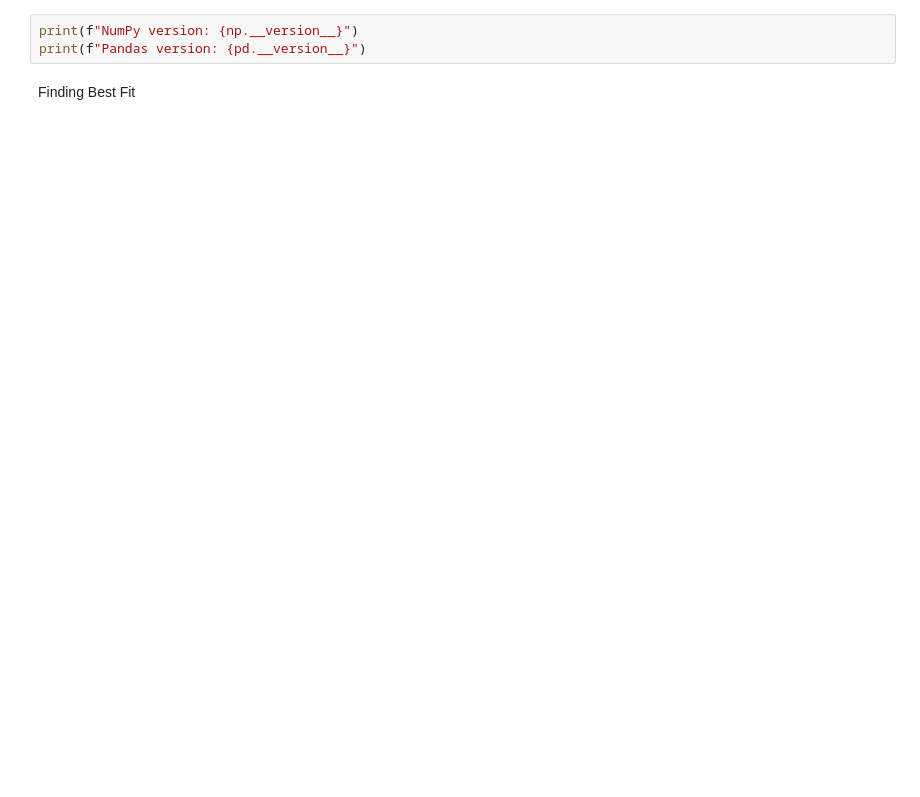
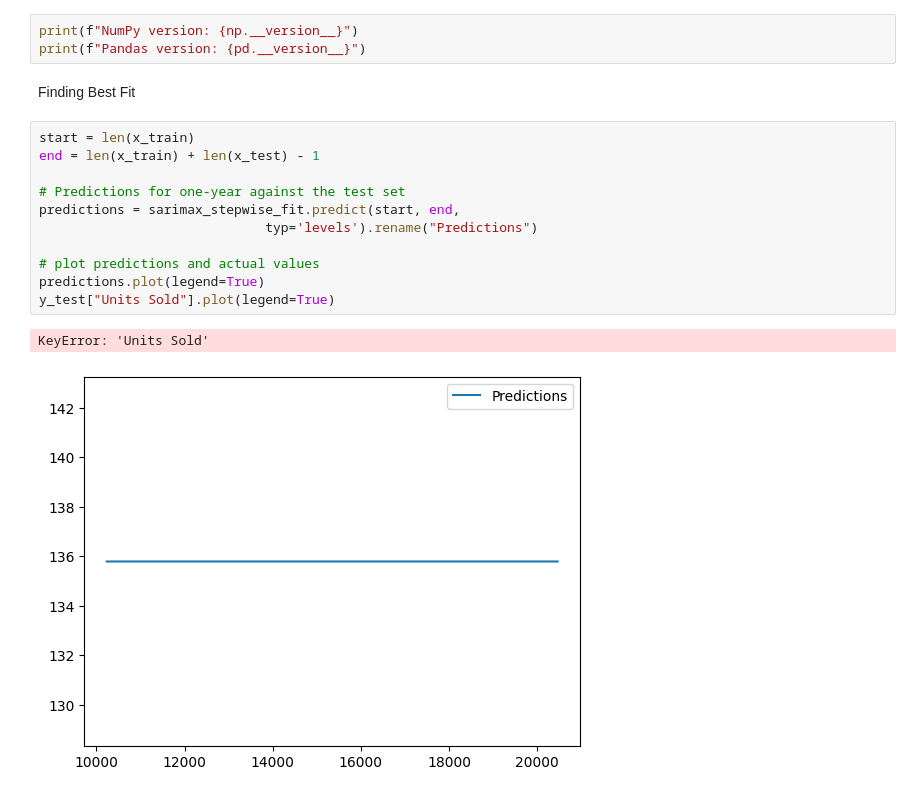
Before and after one commit to kkpro18/Sales-Forecast-and-Inventory-Optimisation, a Jupyter notebook: Experiments/4_data_modelling/notebooks/4_data_modelling.ipynb, the cells around one changed output. Drawn from its saved outputs; the diff is of its cells as text; blank space fills up the shorter version.

```diff
--- a/Experiments/4_data_modelling/notebooks/4_data_modelling.ipynb
+++ b/Experiments/4_data_modelling/notebooks/4_data_modelling.ipynb
@@ -233,3 +269,17 @@ print(f"NumPy version: {np.__version__}")
 print(f"Pandas version: {pd.__version__}")
 # %% [markdown]
 Finding Best Fit
+# %%
+start = len(x_train)
+end = len(x_train) + len(x_test) - 1
+
+# Predictions for one-year against the test set
+predictions = sarimax_stepwise_fit.predict(start, end,
+                             typ='levels').rename("Predictions")
+
+# plot predictions and actual values
+predictions.plot(legend=True)
+y_test["Units Sold"].plot(legend=True)
+# %% [output]
+KeyError: 'Units Sold'
+[figure, added]
```
Also changed, not shown: parts of 7 cells of this notebook, 6 other files.
